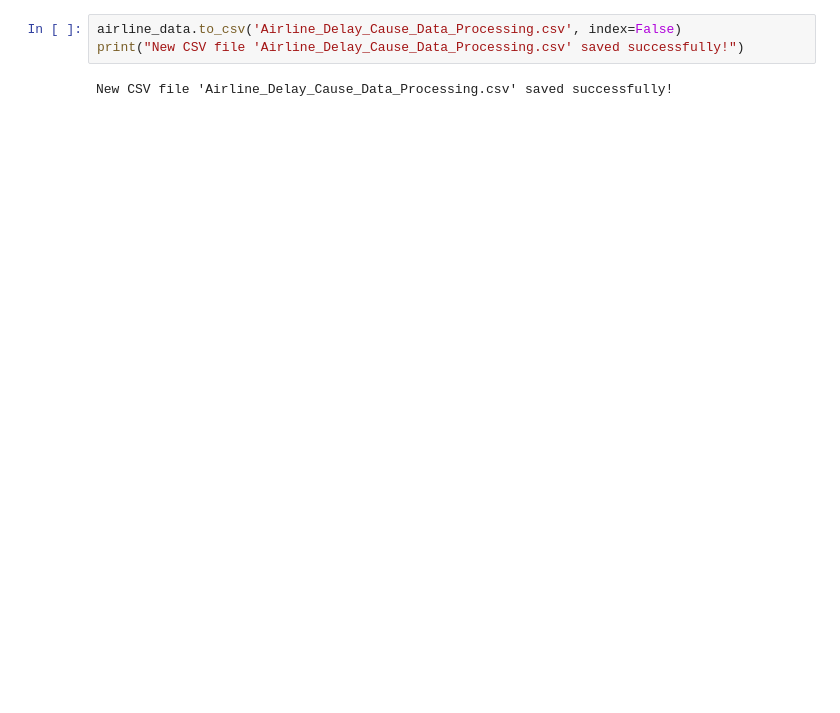
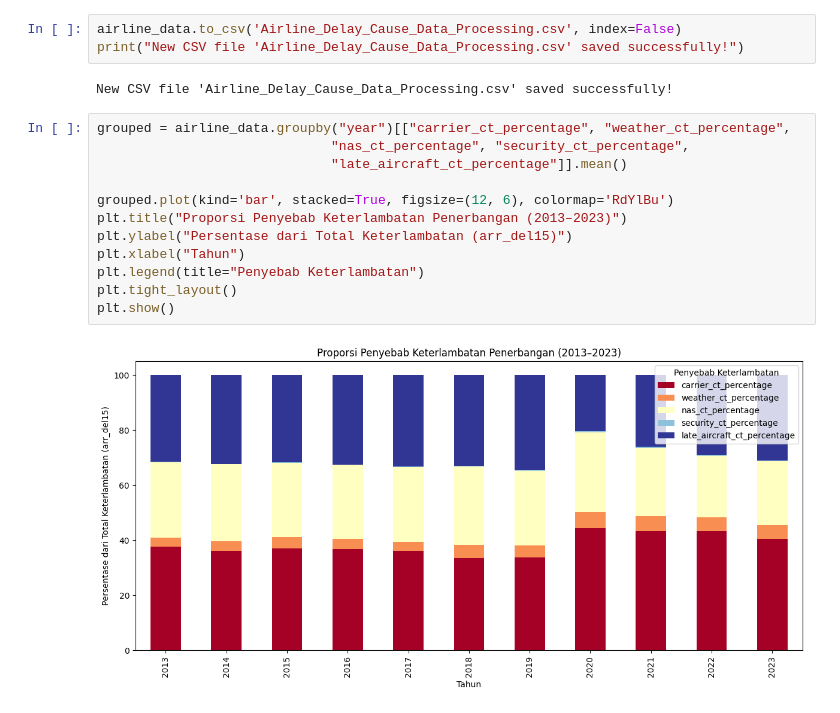
Before and after one commit to jasonrivalino/IF4061_StaticData_USAirlineDelay, a Jupyter notebook: airline_data_EDA.ipynb, the cells around one changed output. Drawn from its saved outputs; the diff is of its cells as text; blank space fills up the shorter version.

```diff
--- a/airline_data_EDA.ipynb
+++ b/airline_data_EDA.ipynb
@@ -104,3 +140,17 @@ airline_data.to_csv('Airline_Delay_Cause_Data_Processing.csv', index=False)
 print("New CSV file 'Airline_Delay_Cause_Data_Processing.csv' saved successfully!")
 # %% [output]
 New CSV file 'Airline_Delay_Cause_Data_Processing.csv' saved successfully!
+# %%
+grouped = airline_data.groupby("year")[["carrier_ct_percentage", "weather_ct_percentage",
+                              "nas_ct_percentage", "security_ct_percentage",
+                              "late_aircraft_ct_percentage"]].mean()
+
+grouped.plot(kind='bar', stacked=True, figsize=(12, 6), colormap='RdYlBu')
+plt.title("Proporsi Penyebab Keterlambatan Penerbangan (2013–2023)")
+plt.ylabel("Persentase dari Total Keterlambatan (arr_del15)")
+plt.xlabel("Tahun")
+plt.legend(title="Penyebab Keterlambatan")
+plt.tight_layout()
+plt.show()
+# %% [output]
+[figure, added]
```
Also changed, not shown: parts of 12 cells of this notebook, 1 other file.
